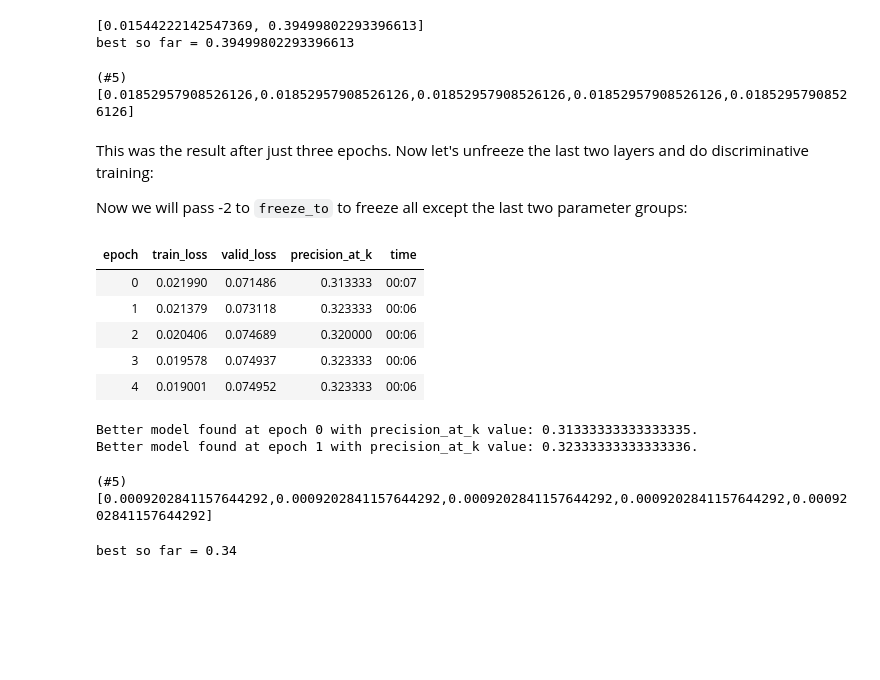
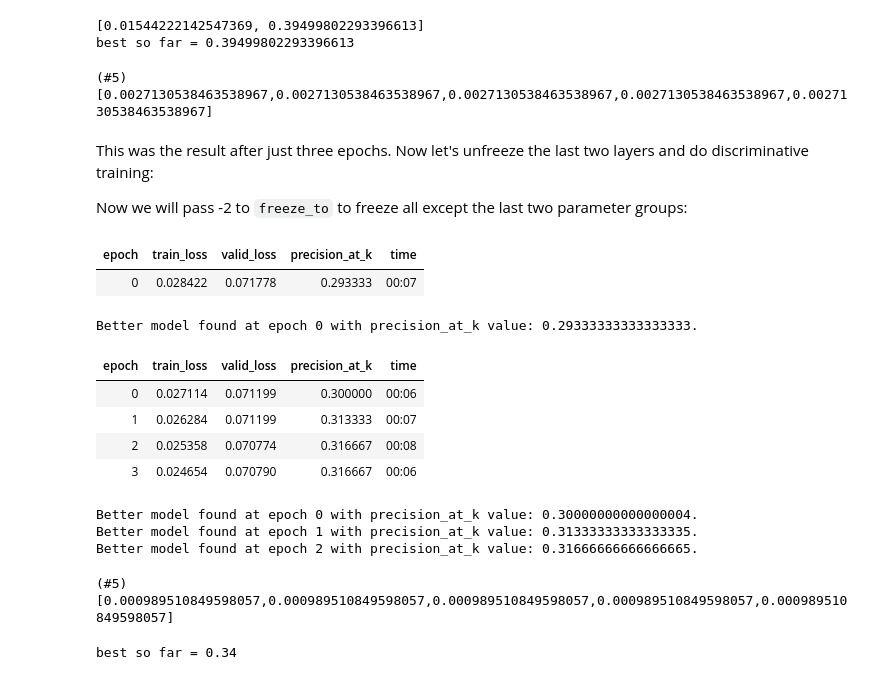
Before and after one commit to debjyotiSRoy/xcube, a Jupyter notebook: nbs/18_tutorial.train_mimic3.ipynb, the cells around one changed output. Saved outputs shown, nothing was run; the diff lists cells and outputs as text; code cells hidden in the pictures; blank space fills up the shorter version.

```diff
--- a/nbs/18_tutorial.train_mimic3.ipynb
+++ b/nbs/18_tutorial.train_mimic3.ipynb
@@ -725,4 +701,4 @@ assert before_pos < after_pos and before_neg > after_neg
 # %%
-lf = LabelForcing(1)
-cbs = L( [cbs]+ [lf])
-cbs
+# lf = LabelForcing(1)
+# cbs = L( [cbs]+ [lf])
+# cbs
@@ -911,6 +911,7 @@ Better model found at epoch 1 with precision_at_k value: 0.39499802293396613.
 # %%
 learn = learn.load((learn.path/learn.model_dir)/fname)
 # %%
-learn.fit_one_cycle(6, lr_max=0.14, moms=(0.8,0.7,0.8), wd=0.1)
+learn.fit_one_cycle(1, lr_max=0.14, moms=(0.8,0.7,0.8), wd=0.1)
+learn.fit_one_cycle(5, lr_max=0.14, moms=(0.8,0.7,0.8), wd=0.1)
 # %% [output]
 | epoch | train_loss | valid_loss | precision_at_k | time |
@@ -935,7 +938,7 @@ best so far = 0.39499802293396613
 learn.opt.hypers.map(lambda d: d['lr'])
 # L(apply(d.get, ['wd', 'lr']))
 # %% [output]
-(#5) [0.01852957908526126,0.01852957908526126,0.01852957908526126,0.01852957908526126,0.01852957908526126]
+(#5) [0.0027130538463538967,0.0027130538463538967,0.0027130538463538967,0.0027130538463538967,0.0027130538463538967]
 # %% [markdown]
 This was the result after just three epochs. Now let's unfreeze the last two layers and do discriminative training:
 
@@ -944,21 +947,25 @@ Now we will pass -2 to `freeze_to` to freeze all except the last two parameter g
 learn.freeze_to(-2)
 # learn.freeze_to(-4)
 # %%
-learn.fit_one_cycle(5, lr_max=1e-3, moms=(0.8,0.7,0.8), wd=0.2)
+learn.fit_one_cycle(1, lr_max=1e-3, moms=(0.8,0.7,0.8), wd=0.2)
+learn.fit_one_cycle(4, lr_max=1e-3, moms=(0.8,0.7,0.8), wd=0.2)
 # %% [output]
 | epoch | train_loss | valid_loss | precision_at_k | time |
-| 0 | 0.021990 | 0.071486 | 0.313333 | 00:07 |
-| 1 | 0.021379 | 0.073118 | 0.323333 | 00:06 |
-| 2 | 0.020406 | 0.074689 | 0.320000 | 00:06 |
-| 3 | 0.019578 | 0.074937 | 0.323333 | 00:06 |
-| 4 | 0.019001 | 0.074952 | 0.323333 | 00:06 |
+| 0 | 0.028422 | 0.071778 | 0.293333 | 00:07 |
-Better model found at epoch 0 with precision_at_k value: 0.31333333333333335.
-Better model found at epoch 1 with precision_at_k value: 0.32333333333333336.
+Better model found at epoch 0 with precision_at_k value: 0.29333333333333333.
+| epoch | train_loss | valid_loss | precision_at_k | time |
+| 0 | 0.027114 | 0.071199 | 0.300000 | 00:06 |
+| 1 | 0.026284 | 0.071199 | 0.313333 | 00:07 |
+| 2 | 0.025358 | 0.070774 | 0.316667 | 00:08 |
+| 3 | 0.024654 | 0.070790 | 0.316667 | 00:06 |
+Better model found at epoch 0 with precision_at_k value: 0.30000000000000004.
+Better model found at epoch 1 with precision_at_k value: 0.31333333333333335.
+Better model found at epoch 2 with precision_at_k value: 0.31666666666666665.
 # %%
 learn.opt.hypers.map(lambda d: d['lr'])
 # L(apply(d.get, ['wd', 'lr']))
 # %% [output]
-(#5) [0.0009202841157644292,0.0009202841157644292,0.0009202841157644292,0.0009202841157644292,0.0009202841157644292]
+(#5) [0.000989510849598057,0.000989510849598057,0.000989510849598057,0.000989510849598057,0.000989510849598057]
 # %%
 validate(learn)
 # %% [output]
```
Also changed, not shown: parts of 21 cells of this notebook, 11 other files.
